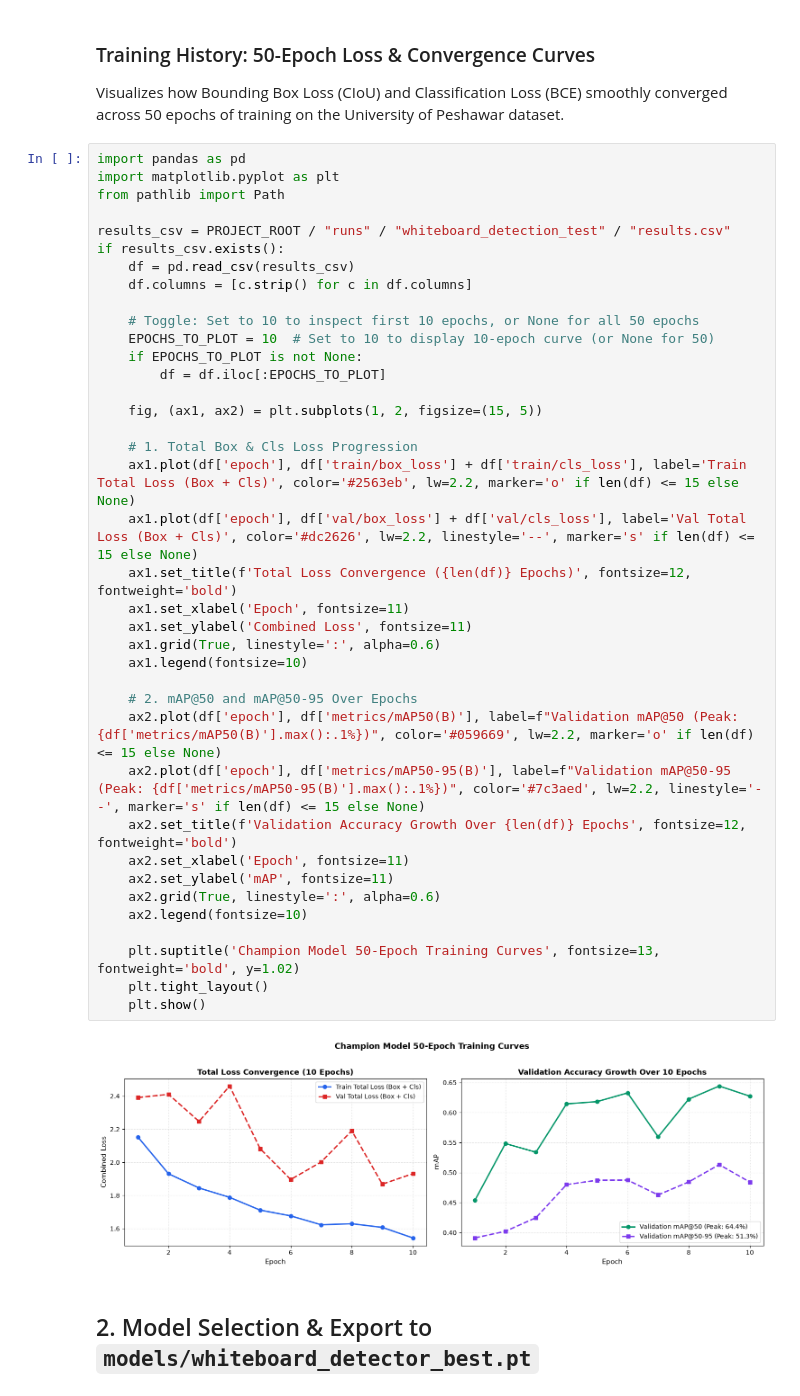
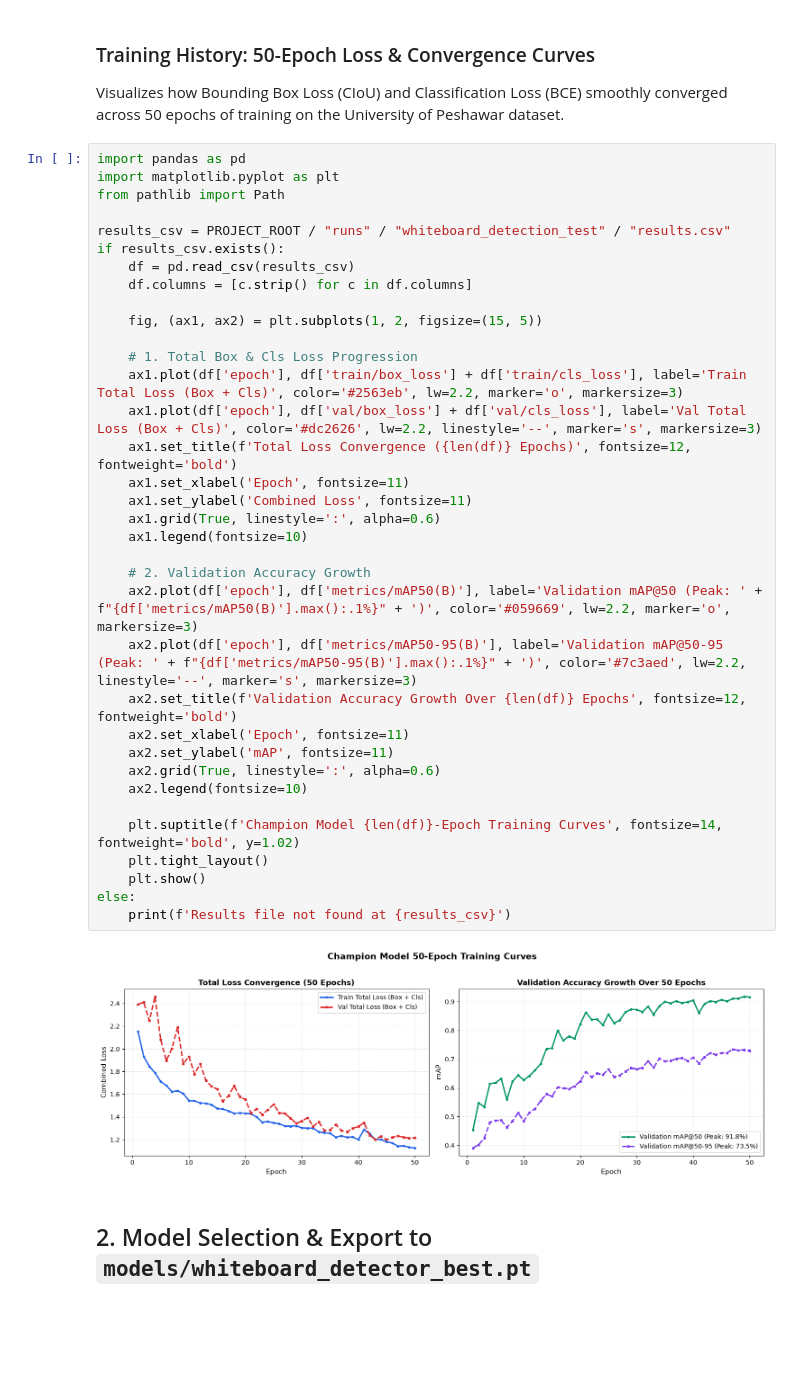
Before and after one commit to SkandaPranith/Boardmind-AI-, a Jupyter notebook: notebooks/08_whiteboard_final_evaluation.ipynb, the cells around one changed output. Cells and saved outputs as stored; diff of their text form; blank space fills up the shorter version.

Commit message:
Updated loss curve n metrics for 50 epoch that was run previously

```diff
--- a/notebooks/08_whiteboard_final_evaluation.ipynb
+++ b/notebooks/08_whiteboard_final_evaluation.ipynb
@@ -73,43 +73,40 @@ Visualizes how Bounding Box Loss (CIoU) and Classification Loss (BCE) smoothly c
 # %%
 import pandas as pd
 import matplotlib.pyplot as plt
 from pathlib import Path
 
 results_csv = PROJECT_ROOT / "runs" / "whiteboard_detection_test" / "results.csv"
 if results_csv.exists():
     df = pd.read_csv(results_csv)
     df.columns = [c.strip() for c in df.columns]
 
-    # Toggle: Set to 10 to inspect first 10 epochs, or None for all 50 epochs
-    EPOCHS_TO_PLOT = 10  # Set to 10 to display 10-epoch curve (or None for 50)
-    if EPOCHS_TO_PLOT is not None:
-        df = df.iloc[:EPOCHS_TO_PLOT]
-
     fig, (ax1, ax2) = plt.subplots(1, 2, figsize=(15, 5))
 
     # 1. Total Box & Cls Loss Progression
-    ax1.plot(df['epoch'], df['train/box_loss'] + df['train/cls_loss'], label='Train Total Loss (Box + Cls)', color='#2563eb', lw=2.2, marker='o' if len(df) <= 15 else None)
-    ax1.plot(df['epoch'], df['val/box_loss'] + df['val/cls_loss'], label='Val Total Loss (Box + Cls)', color='#dc2626', lw=2.2, linestyle='--', marker='s' if len(df) <= 15 else None)
+    ax1.plot(df['epoch'], df['train/box_loss'] + df['train/cls_loss'], label='Train Total Loss (Box + Cls)', color='#2563eb', lw=2.2, marker='o', markersize=3)
+    ax1.plot(df['epoch'], df['val/box_loss'] + df['val/cls_loss'], label='Val Total Loss (Box + Cls)', color='#dc2626', lw=2.2, linestyle='--', marker='s', markersize=3)
     ax1.set_title(f'Total Loss Convergence ({len(df)} Epochs)', fontsize=12, fontweight='bold')
     ax1.set_xlabel('Epoch', fontsize=11)
     ax1.set_ylabel('Combined Loss', fontsize=11)
     ax1.grid(True, linestyle=':', alpha=0.6)
     ax1.legend(fontsize=10)
 
-    # 2. mAP@50 and mAP@50-95 Over Epochs
-    ax2.plot(df['epoch'], df['metrics/mAP50(B)'], label=f"Validation mAP@50 (Peak: {df['metrics/mAP50(B)'].max():.1%})", color='#059669', lw=2.2, marker='o' if len(df) <= 15 else None)
-    ax2.plot(df['epoch'], df['metrics/mAP50-95(B)'], label=f"Validation mAP@50-95 (Peak: {df['metrics/mAP50-95(B)'].max():.1%})", color='#7c3aed', lw=2.2, linestyle='--', marker='s' if len(df) <= 15 else None)
+    # 2. Validation Accuracy Growth
+    ax2.plot(df['epoch'], df['metrics/mAP50(B)'], label='Validation mAP@50 (Peak: ' + f"{df['metrics/mAP50(B)'].max():.1%}" + ')', color='#059669', lw=2.2, marker='o', markersize=3)
+    ax2.plot(df['epoch'], df['metrics/mAP50-95(B)'], label='Validation mAP@50-95 (Peak: ' + f"{df['metrics/mAP50-95(B)'].max():.1%}" + ')', color='#7c3aed', lw=2.2, linestyle='--', marker='s', markersize=3)
     ax2.set_title(f'Validation Accuracy Growth Over {len(df)} Epochs', fontsize=12, fontweight='bold')
     ax2.set_xlabel('Epoch', fontsize=11)
     ax2.set_ylabel('mAP', fontsize=11)
     ax2.grid(True, linestyle=':', alpha=0.6)
     ax2.legend(fontsize=10)
 
-    plt.suptitle('Champion Model 50-Epoch Training Curves', fontsize=13, fontweight='bold', y=1.02)
+    plt.suptitle(f'Champion Model {len(df)}-Epoch Training Curves', fontsize=14, fontweight='bold', y=1.02)
     plt.tight_layout()
     plt.show()
+else:
+    print(f'Results file not found at {results_csv}')
 # %% [output]
-[figure, old version]
+[figure, new version]
 # %% [markdown]
 ## 2. Model Selection & Export to `models/whiteboard_detector_best.pt`
 # %%
```
Also changed, not shown: parts of 2 cells of this notebook, 3 other files.
